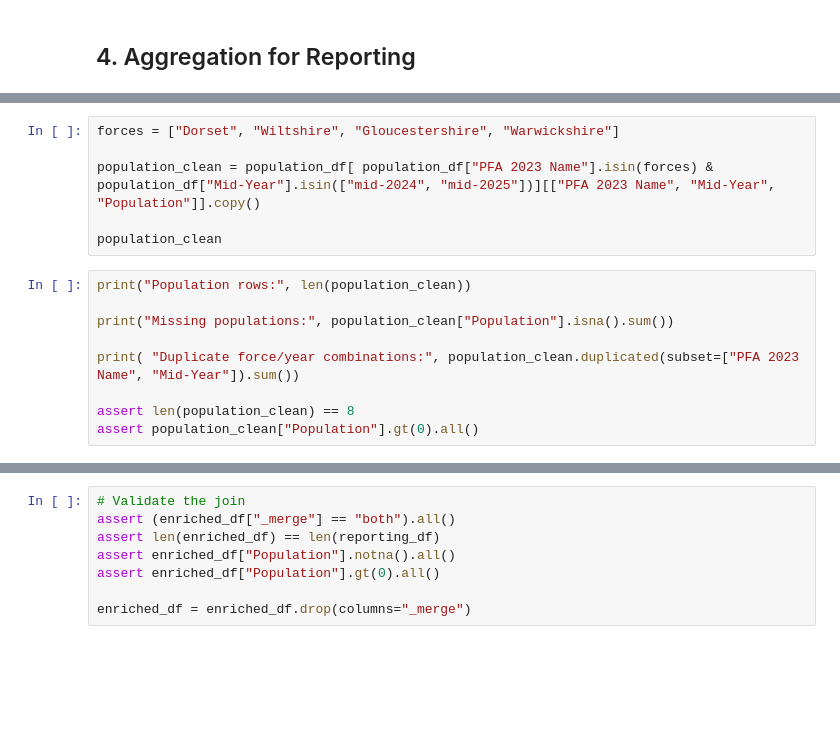
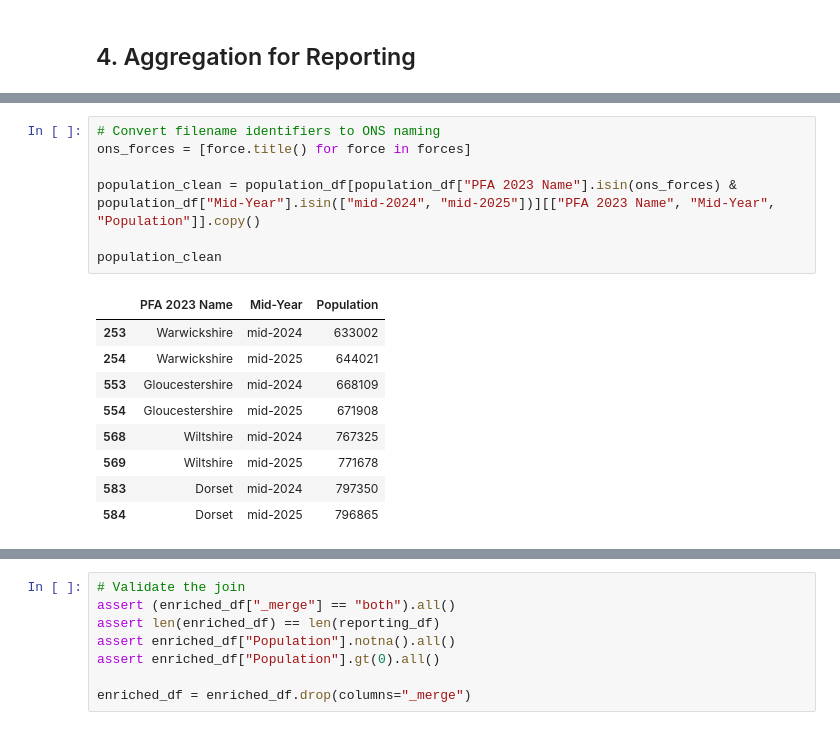
Before and after one commit to ciaratheink-blip/Python-Project---Crime-data-Pipeline, a Jupyter notebook: crime_pipeline.ipynb, the cells around one changed output, grey strips where cells are left out. Saved outputs shown, nothing was run; the diff lists cells and outputs as text; blank space fills up the shorter version.

```diff
--- a/crime_pipeline.ipynb
+++ b/crime_pipeline.ipynb
@@ -424,18 +549,20 @@ population_df["PFA 2023 Name"].unique()
 # %%
-forces = ["Dorset", "Wiltshire", "Gloucestershire", "Warwickshire"]
+# Convert filename identifiers to ONS naming
+ons_forces = [force.title() for force in forces]
 
-population_clean = population_df[ population_df["PFA 2023 Name"].isin(forces) & population_df["Mid-Year"].isin(["mid-2024", "mid-2025"])][["PFA 2023 Name", "Mid-Year", "Population"]].copy()
+population_clean = population_df[population_df["PFA 2023 Name"].isin(ons_forces) & population_df["Mid-Year"].isin(["mid-2024", "mid-2025"])][["PFA 2023 Name", "Mid-Year", "Population"]].copy()
 
 population_clean
+# %% [output]
+|  | PFA 2023 Name | Mid-Year | Population |
+| 253 | Warwickshire | mid-2024 | 633002 |
+| 254 | Warwickshire | mid-2025 | 644021 |
+| 553 | Gloucestershire | mid-2024 | 668109 |
+| 554 | Gloucestershire | mid-2025 | 671908 |
+| 568 | Wiltshire | mid-2024 | 767325 |
+| 569 | Wiltshire | mid-2025 | 771678 |
+| 583 | Dorset | mid-2024 | 797350 |
+| 584 | Dorset | mid-2025 | 796865 |
-# %%
-print("Population rows:", len(population_clean))
-
-print("Missing populations:", population_clean["Population"].isna().sum())
-
-print( "Duplicate force/year combinations:", population_clean.duplicated(subset=["PFA 2023 Name", "Mid-Year"]).sum())
-
-assert len(population_clean) == 8
-assert population_clean["Population"].gt(0).all()
 # %%
 # Match ONS force names to crime dataset
 force_mapping = {
```
Also changed, not shown: parts of 33 cells of this notebook.
